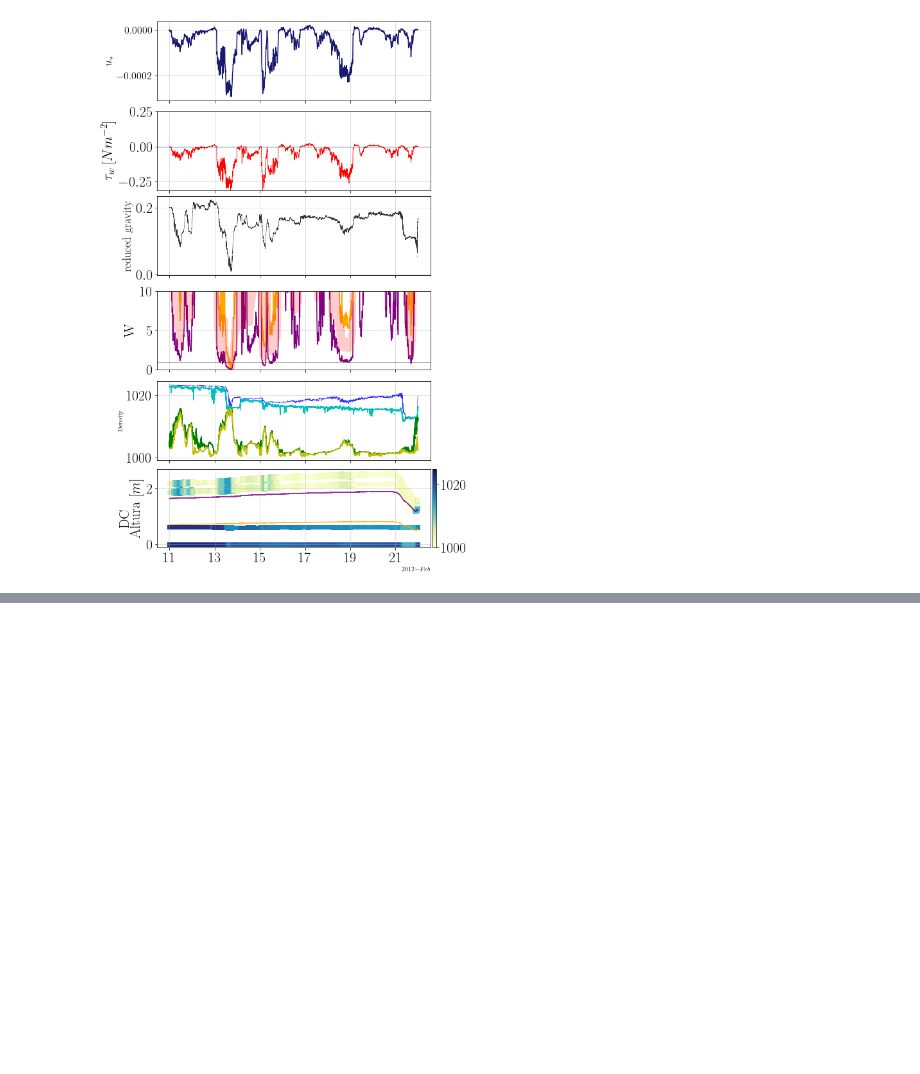
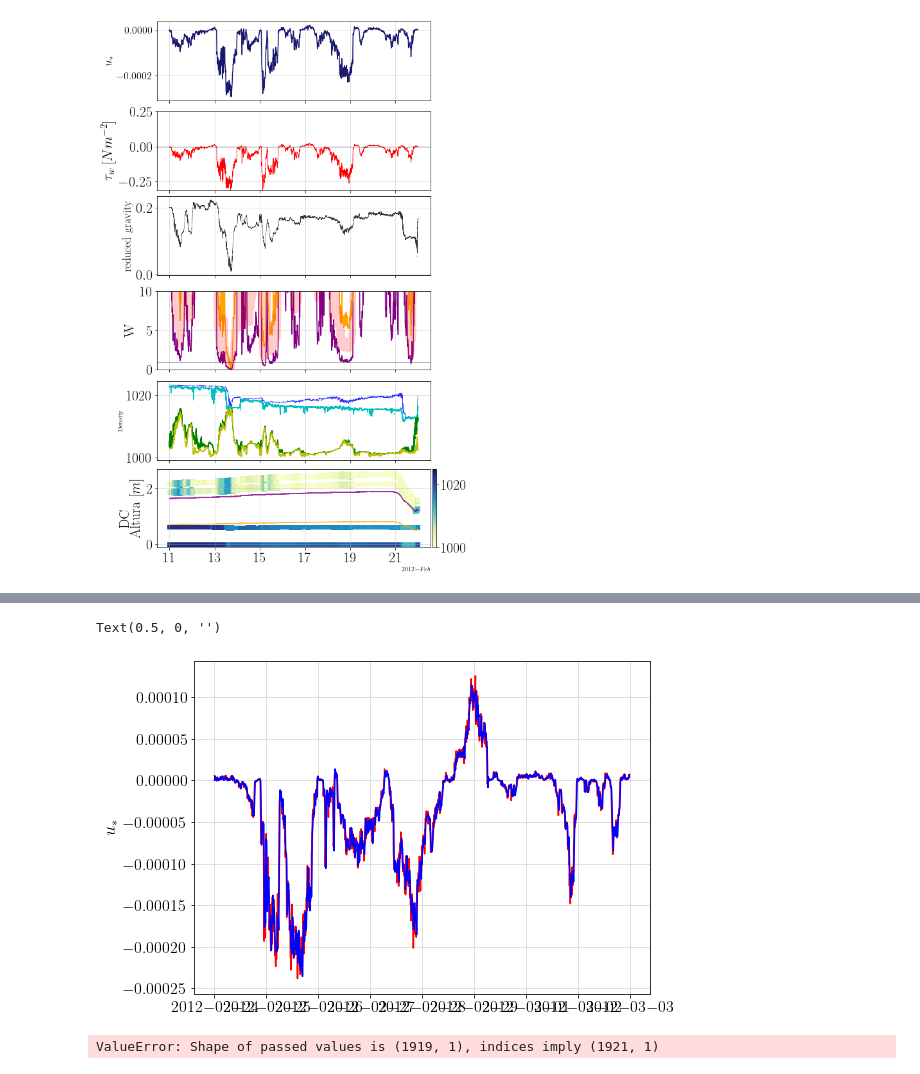
Before and after one commit to Dhannai/Thesis, a Jupyter notebook: febmar/lake_mixing-stratification_indices.ipynb, the cells around one changed output, grey strips where cells are left out. Drawn from its saved outputs; the diff is of its cells as text; code cells hidden in the pictures; blank space fills up the shorter version.

```diff
--- a/febmar/lake_mixing-stratification_indices.ipynb
+++ b/febmar/lake_mixing-stratification_indices.ipynb
@@ -992,0 +1594,55 @@ DatetimeIndex(['2012-02-10 23:48:00', '2012-02-10 23:54:00',
+# %%
+h2 = 0.7*dc.sel(variables='Depth', sensor=1) # 70% of total depth
+cl = (g_red*h1u*h2/(h1u+h2))**0.5
+T1 = 2*L/cl
+T1.mean()//4
+## I'm going to approximate T/4 to 12 minutes
+T4 = 12 #min
+# %%
+## Low-pass filter functions
+def butter_lowpass(cutoff, fs, order=5):
+    return butter(order, cutoff, fs=fs, btype='low', analog=False)
+
+def butter_lowpass_filter(data, cutoff, fs, order=5):
+    b, a = butter_lowpass(cutoff, fs, order=order)
+    y = lfilter(b, a, data)
+    return y
+# %%
+# Filter requirements.
+order = 6
+cutoff = (T1.mean()//2)**(-1)  # desired cutoff frequency of the filter, Hz
+
+# Filtrado de datos
+u_star_lpf = butter_lowpass_filter(u_ast2.values, cutoff, fs=1/360, order=6)
+# %%
+#Formato fecha
+locator = mdates.AutoDateLocator()
+formatter = mdates.ConciseDateFormatter(locator)
+
+#Inicio figura
+fig, (ax1) = plt.subplots(nrows=1, figsize=(8, 5), constrained_layout=True, sharex=True)
+
+# fig = plt.figure(figsize=(10, 24), constrained_layout=True)
+
+#Grafico de velocidad del agua
+
+ax1.set_title("")
+ax1.plot(u_ast2.time, u_ast2.values, c="r")
+ax1.plot(u_ast2.time, u_star_lpf, c="b")
+
+
+ax1.grid(alpha=0.5)
+ax1.xaxis.set_tick_params(labelsize=16)
+ax1.yaxis.set_tick_params(labelsize=16)
+ax1.set_ylabel("$u_*$", fontsize=18)
+ax1.set_xlabel("")
+# %% [output]
+Text(0.5, 0, '')
+[figure, added]
+# %%
+## time-dynamic back-looking averaging window
+
+dt = min6_6 - timedelta(minutes=12)
+u_star = pd.DataFrame(data={'ustar': u_star_lpf}, index = dt)
+# %% [output]
+ValueError: Shape of passed values is (1919, 1), indices imply (1921, 1)
```
Also changed, not shown: parts of 25 cells of this notebook, 2 other files.
